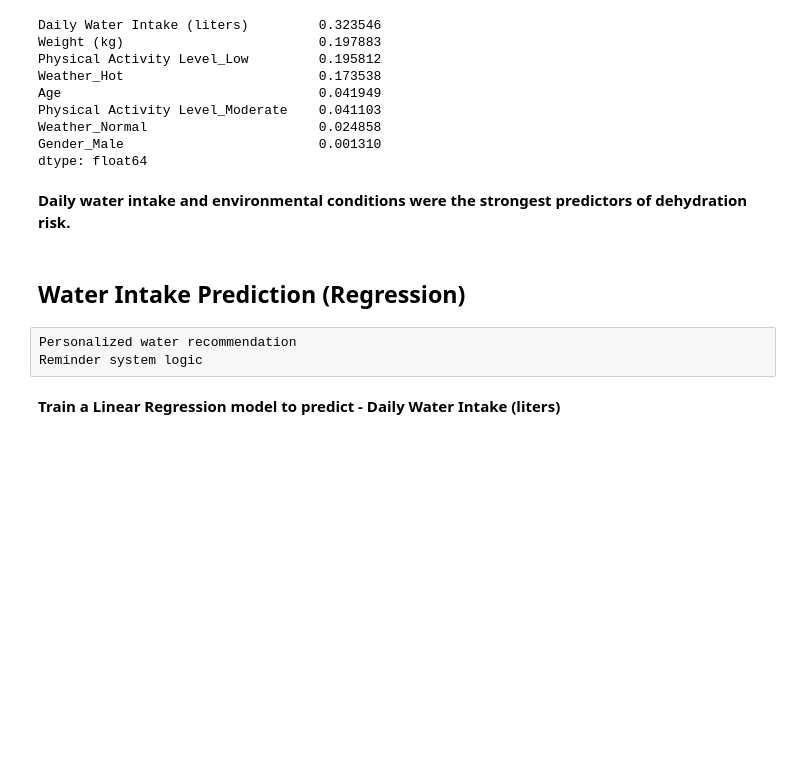
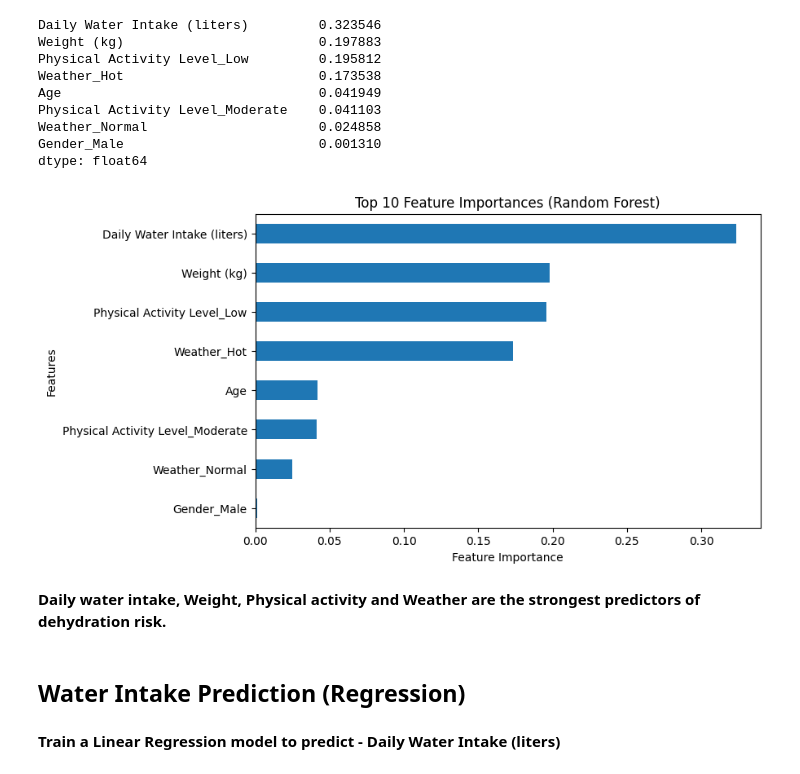
Before and after one commit to harshini2000-dev/HydraSense, a Jupyter notebook: hydration.ipynb, the cells around one changed output. Drawn from its saved outputs; the diff is of its cells as text; code cells hidden in the pictures; blank space fills up the shorter version.

```diff
--- a/hydration.ipynb
+++ b/hydration.ipynb
@@ -211,13 +253,22 @@ Physical Activity Level_Moderate    0.041103
 Weather_Normal                      0.024858
 Gender_Male                         0.001310
 dtype: float64
+# %%
+import matplotlib.pyplot as plt
+
+plt.figure(figsize=(8,5))
+feature_importance.head(10).plot(kind='barh')
+plt.xlabel("Feature Importance")
+plt.ylabel("Features")
+plt.title("Top 10 Feature Importances (Random Forest)")
+plt.gca().invert_yaxis()
+plt.show()
+# %% [output]
+[figure, added]
 # %% [markdown]
-<b>Daily water intake and environmental conditions were the strongest predictors of dehydration risk.</b>
+<b>Daily water intake, Weight, Physical activity and Weather are the strongest predictors of dehydration risk.</b>
 # %% [markdown]
 ## Water Intake Prediction (Regression)
-# %% [raw]
-Personalized water recommendation
-Reminder system logic
 # %% [markdown]
 **Train a Linear Regression model to predict - Daily Water Intake (liters)**
 # %%
```
Also changed, not shown: parts of 19 cells of this notebook, 5 other files.
